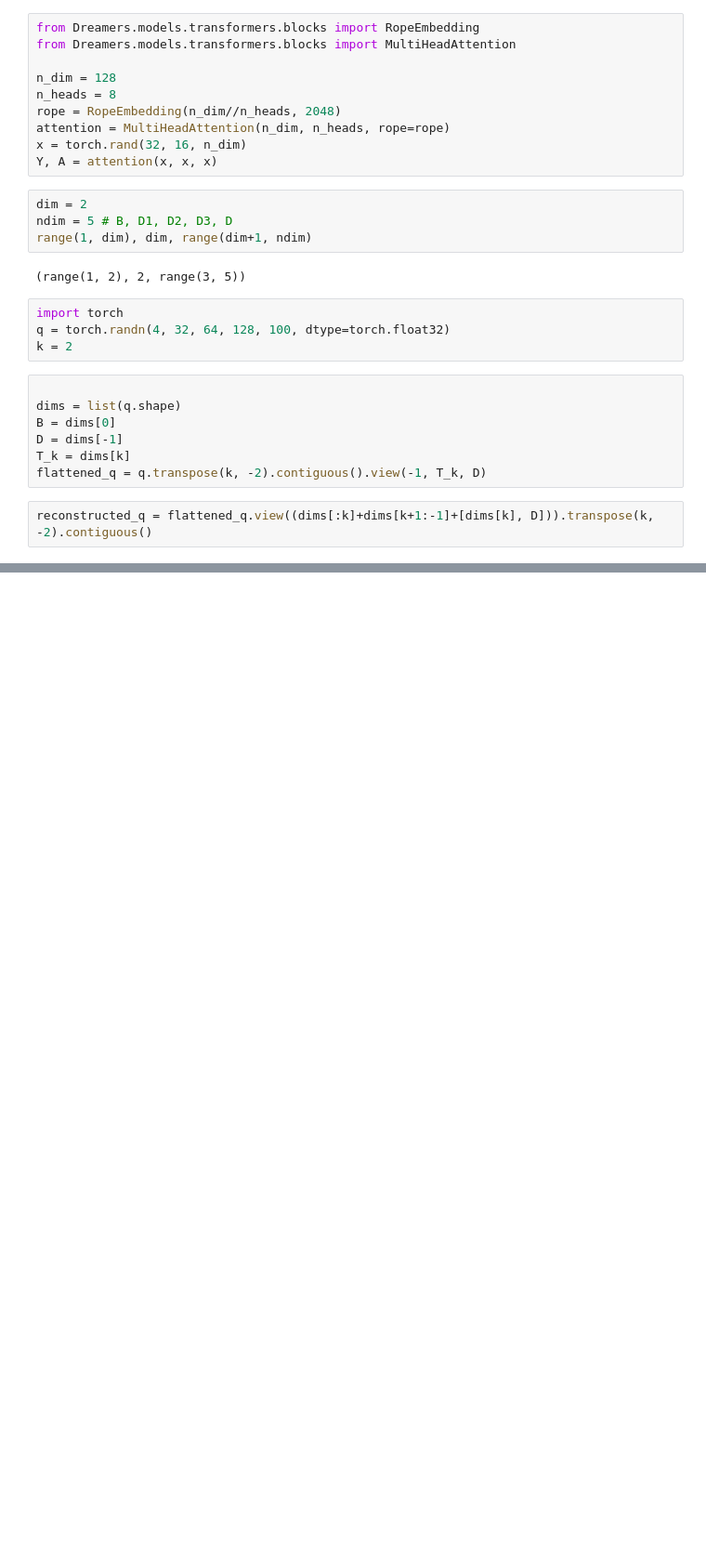
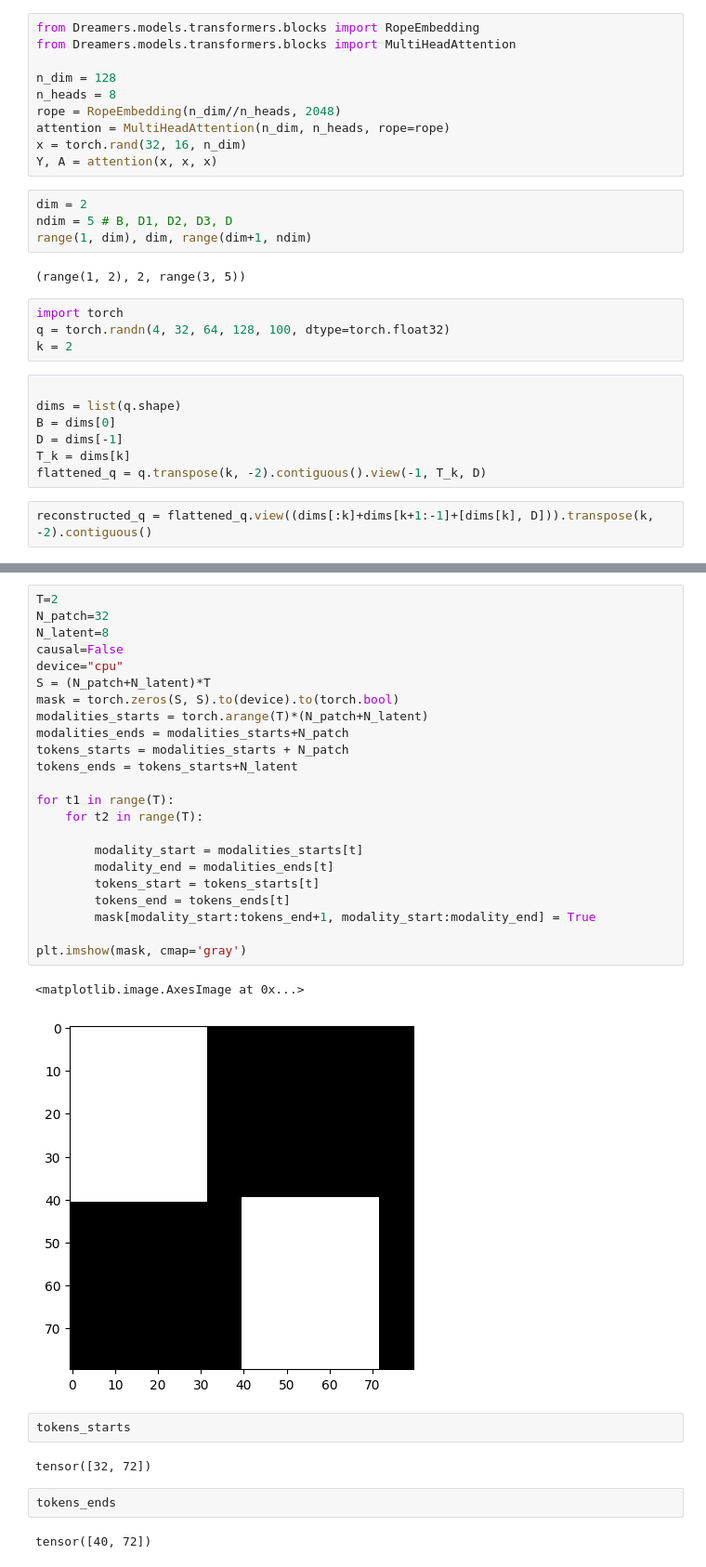
Before and after one commit to machines-in-motion/dreamer-v4, a Jupyter notebook: tests.ipynb, the cells around one changed output, grey strips where cells are left out. Shown at 93% size. Cells and saved outputs as stored; diff of their text form; blank space fills up the shorter version.

```diff
--- a/tests.ipynb
+++ b/tests.ipynb
@@ -87,0 +241,34 @@ NameError: name 'dim' is not defined
+# %%
+T=2
+N_patch=32
+N_latent=8
+causal=False
+device="cpu"
+S = (N_patch+N_latent)*T
+mask = torch.zeros(S, S).to(device).to(torch.bool)
+modalities_starts = torch.arange(T)*(N_patch+N_latent)
+modalities_ends = modalities_starts+N_patch
+tokens_starts = modalities_starts + N_patch
+tokens_ends = tokens_starts+N_latent
+
+for t1 in range(T):
+    for t2 in range(T):
+
+        modality_start = modalities_starts[t]
+        modality_end = modalities_ends[t]
+        tokens_start = tokens_starts[t]
+        tokens_end = tokens_ends[t]
+        mask[modality_start:tokens_end+1, modality_start:modality_end] = True
+
+plt.imshow(mask, cmap='gray')
+# %% [output]
+<matplotlib.image.AxesImage at 0x...>
+[figure, added]
+# %%
+tokens_starts
+# %% [output]
+tensor([32, 72])
+# %%
+tokens_ends
+# %% [output]
+tensor([40, 72])
```
Also changed, not shown: parts of 5 cells of this notebook.
